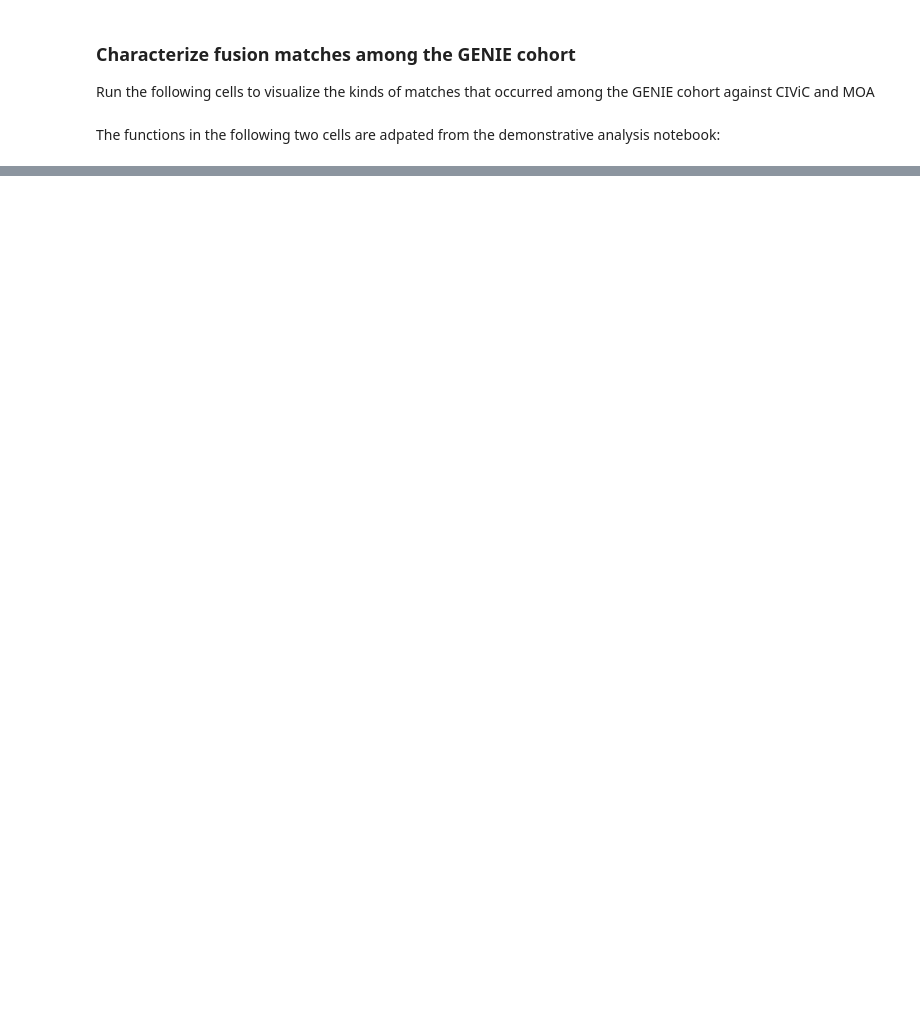
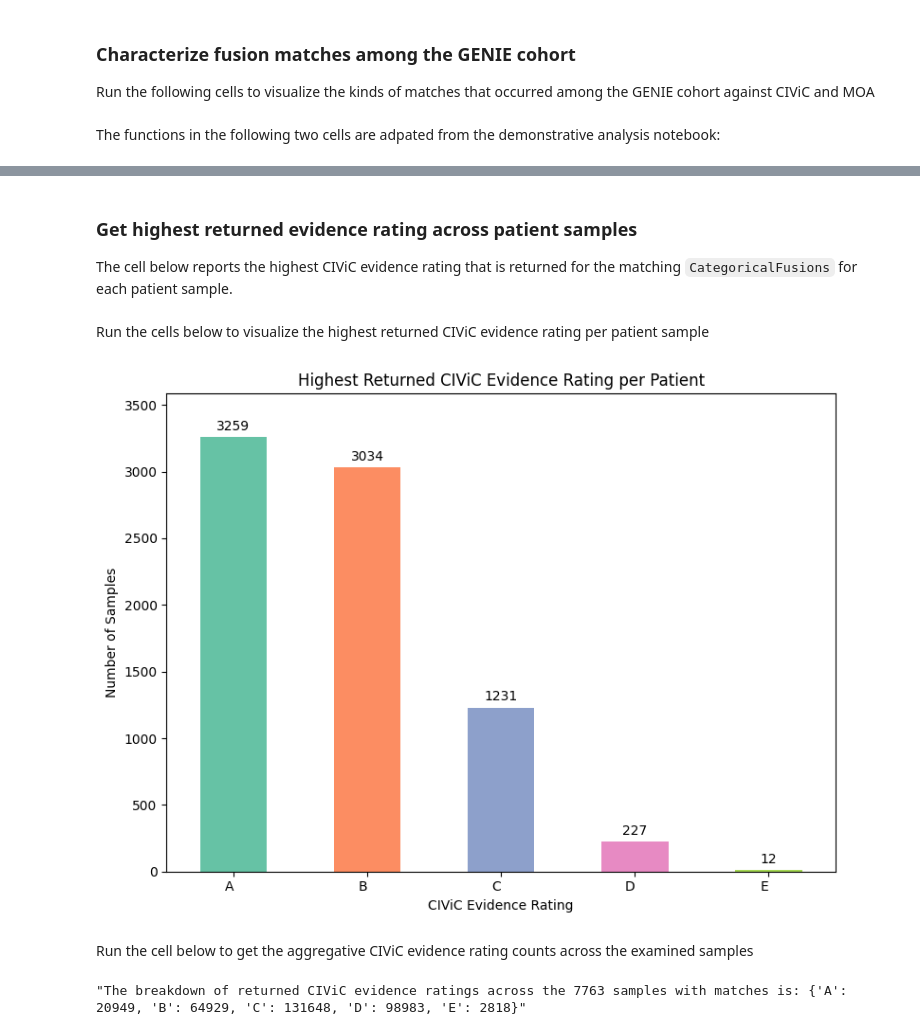
Before and after one commit to cancervariants/fusor, a Jupyter notebook: notebooks/demonstrative_analysis/genie_analysis.ipynb, the cells around one changed output, grey strips where cells are left out. Saved outputs shown, nothing was run; the diff lists cells and outputs as text; code cells hidden in the pictures; blank space fills up the shorter version.

```diff
--- a/notebooks/demonstrative_analysis/genie_analysis.ipynb
+++ b/notebooks/demonstrative_analysis/genie_analysis.ipynb
@@ -935,0 +1126,53 @@ plt.show()
+# %%
+er_list = [aggregate_evidence_ratings_per_sample(patient_match_dict[sample]) for sample in patient_match_dict]
+# %% [markdown]
+### Get highest returned evidence rating across patient samples
+
+The cell below reports the highest CIViC evidence rating that is returned for the matching `CategoricalFusions` for each patient sample.
+# %%
+top_evidence = []
+for er_dict in er_list:
+    for key in er_dict:
+        if er_dict[key] > 0:
+            top_evidence.append(key)
+            break
+# %% [markdown]
+Run the cells below to visualize the highest returned CIViC evidence rating per patient sample
+# %%
+er_counts = Counter(top_evidence)
+
+columns = ["evidence_rating", "count"]
+er_df = pd.DataFrame(columns=columns)
+er_df["evidence_rating"] = ["A", "B", "C", "D", "E"]
+er_df["count"] = [er_counts["A"], er_counts["B"], er_counts["C"],
+                  er_counts["D"], er_counts["E"]]
+# %%
+bar_colors = sns.color_palette("Set2")
+er_df_plot = er_df[er_df["count"] > 0]
+
+ax = er_df_plot.plot.bar(x="evidence_rating", y="count",
+                                  title="Highest Returned CIViC Evidence Rating per Patient",
+                                  figsize=(8, 6), color=bar_colors, legend=False)
+plt.xlabel("CIViC Evidence Rating")
+plt.ylabel("Number of Samples")
+plt.xticks(rotation=0, ha="right")
+for container in ax.containers:
+    ax.bar_label(container, fmt='%d', label_type='edge', padding=3)
+plt.margins(x=0.05, y=0.1)
+plt.tight_layout()
+
+fig = ax.get_figure()
+fig.savefig("figures/civic_ratings_genie.png", bbox_inches="tight", dpi=1000)
+plt.show()
+# %% [output]
+[figure, added]
+# %% [markdown]
+Run the cell below to get the aggregative CIViC evidence rating counts across the examined samples
+# %%
+combined_er_counts = dict(sum((Counter(d) for d in er_list), Counter()))
+ordered_keys = ["A", "B", "C", "D", "E"]
+combined_er_counts = {k: combined_er_counts.get(k, 0) for k in ordered_keys}
+
+f"The breakdown of returned CIViC evidence ratings across the {len(patient_match_dict)} samples with matches is: {combined_er_counts}"
+# %% [output]
+"The breakdown of returned CIViC evidence ratings across the 7763 samples with matches is: {'A': 20949, 'B': 64929, 'C': 131648, 'D': 98983, 'E': 2818}"
```
Also changed, not shown: parts of 29 cells of this notebook, 2 other files.
